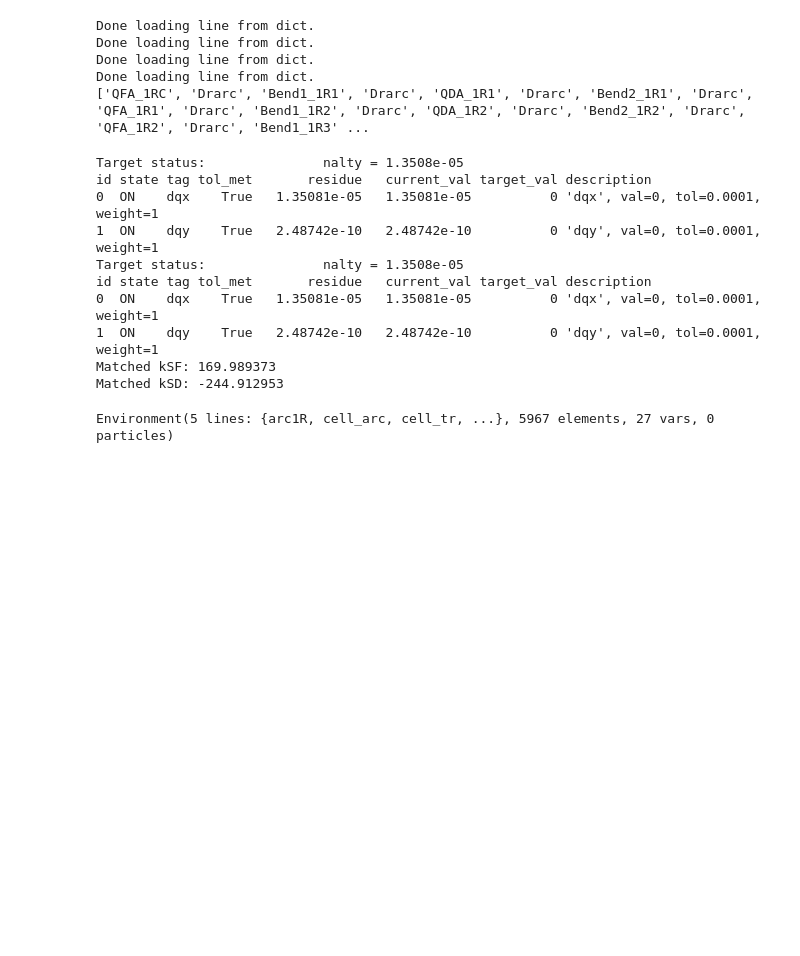
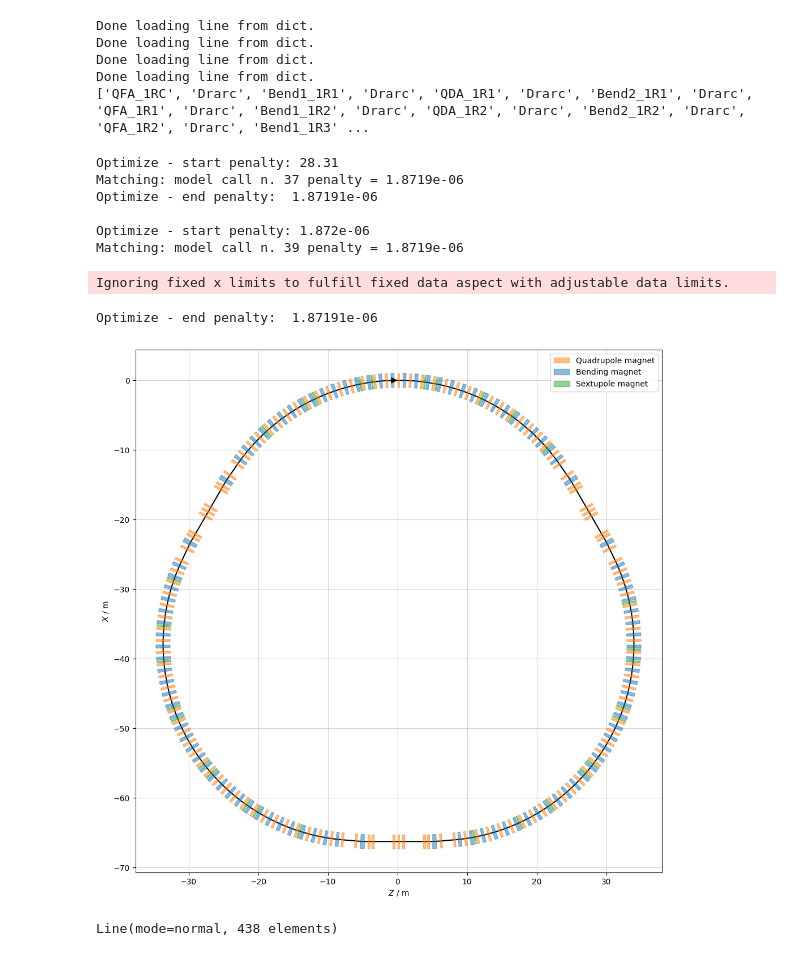
Before and after one commit to Maddie-jpg/polarizer-ring-studies, a Jupyter notebook: Design 1/builder_script.ipynb, the cells around one changed output. Drawn from its saved outputs; the diff is of its cells as text; code cells hidden in the pictures; blank space fills up the shorter version.

```diff
--- a/Design 1/builder_script.ipynb
+++ b/Design 1/builder_script.ipynb
@@ -40,29 +40,28 @@ plt.savefig = _new_savefig
 # %%
 pdr= xt.Environment.from_json("json_files/pdr_var2.json")
 
 
 #Sextupole configuration implementation
-sc.config_D5(pdr)
+sc.config_D2(pdr)
 
 
 ring=pdr.lines['ring']
 period=pdr.lines['period']
 # %% [output]
 Done loading line from dict.
 Done loading line from dict.
 Done loading line from dict.
 Done loading line from dict.
 ['QFA_1RC', 'Drarc', 'Bend1_1R1', 'Drarc', 'QDA_1R1', 'Drarc', 'Bend2_1R1', 'Drarc', 'QFA_1R1', 'Drarc', 'Bend1_1R2', 'Drarc', 'QDA_1R2', 'Drarc', 'Bend2_1R2', 'Drarc', 'QFA_1R2', 'Drarc', 'Bend1_1R3' ...
-Target status:               nalty = 1.3508e-05
-id state tag tol_met       residue   current_val target_val description
-0  ON    dqx    True   1.35081e-05   1.35081e-05          0 'dqx', val=0, tol=0.0001, weight=1
-1  ON    dqy    True   2.48742e-10   2.48742e-10          0 'dqy', val=0, tol=0.0001, weight=1
-Target status:               nalty = 1.3508e-05
-id state tag tol_met       residue   current_val target_val description
-0  ON    dqx    True   1.35081e-05   1.35081e-05          0 'dqx', val=0, tol=0.0001, weight=1
-1  ON    dqy    True   2.48742e-10   2.48742e-10          0 'dqy', val=0, tol=0.0001, weight=1
-Matched kSF: 169.989373
-Matched kSD: -244.912953
+Optimize - start penalty: 28.31
+Matching: model call n. 37 penalty = 1.8719e-06
+Optimize - end penalty:  1.87191e-06
+
+Optimize - start penalty: 1.872e-06
+Matching: model call n. 39 penalty = 1.8719e-06
+Ignoring fixed x limits to fulfill fixed data aspect with adjustable data limits.
+Optimize - end penalty:  1.87191e-06
+[figure, added]
 # %%
 E0 = constants.E0; VRF = constants.VRF
 
@@ -76,8 +75,11 @@ fRev = 1./(ring.twiss(method='4d').T_rev0)
 fRF  = fRev*round(4.e8/fRev)  # at integer harmonics and close to 400 MHz
 
 sc.insert_BPMs(pdr, 1, 20, fRev)
+
+mf.misalignments(ring)
+mf.misalignments(period)
 # %% [output]
-Environment(5 lines: {arc1R, cell_arc, cell_tr, ...}, 5967 elements, 27 vars, 0 particles)
+Line(mode=normal, 438 elements)
 # %%
 ring.configure_radiation(model='mean')
 ring_tw=ring.twiss(method='6d', radiation_integrals=True, eneloss_and_damping=True,
```
Also changed, not shown: parts of 6 cells of this notebook, 1 other file.
